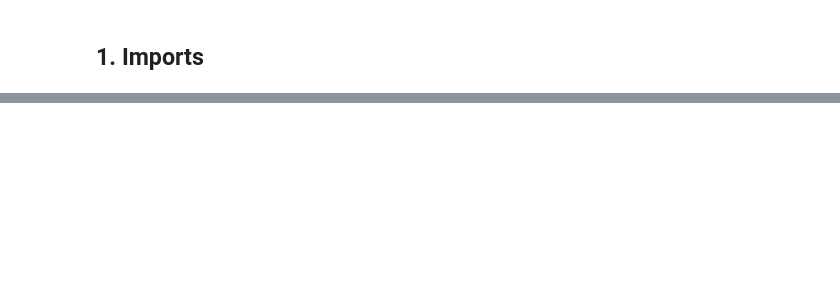
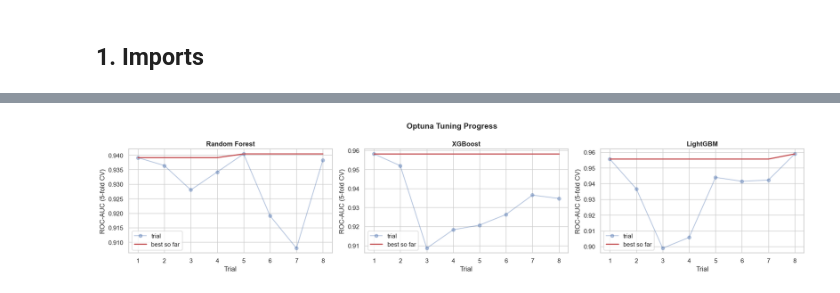
Before and after one commit to KamilaAkhmetova/ml-project, a Jupyter notebook: notebooks/03_Modeling.ipynb, the cells around one changed output, grey strips where cells are left out. Cells and saved outputs as stored; diff of their text form; code cells hidden in the pictures; blank space fills up the shorter version.

```diff
--- a/notebooks/03_Modeling.ipynb
+++ b/notebooks/03_Modeling.ipynb
@@ -353,0 +224,19 @@ Key observations:
+# %%
+fig, axes = plt.subplots(1, 3, figsize=(18, 4))
+for ax, (study, name) in zip(axes, [(study_rf, 'Random Forest'),
+                                     (study_xgb, 'XGBoost'),
+                                     (study_lgbm, 'LightGBM')]):
+    values = [t.value for t in study.trials if t.value is not None]
+    best_so_far = np.maximum.accumulate(values)
+    ax.plot(range(1, len(values) + 1), values, 'o-', alpha=0.4, label='trial')
+    ax.plot(range(1, len(values) + 1), best_so_far, 'r-', linewidth=2, label='best so far')
+    ax.set_xlabel('Trial')
+    ax.set_ylabel('ROC-AUC (5-fold CV)')
+    ax.set_title(name, fontweight='bold')
+    ax.legend()
+
+plt.suptitle('Optuna Tuning Progress', fontsize=14, fontweight='bold')
+plt.tight_layout()
+plt.show()
+# %% [output]
+[figure, added]
```
Also changed, not shown: parts of 45 cells of this notebook, 7 other files.
